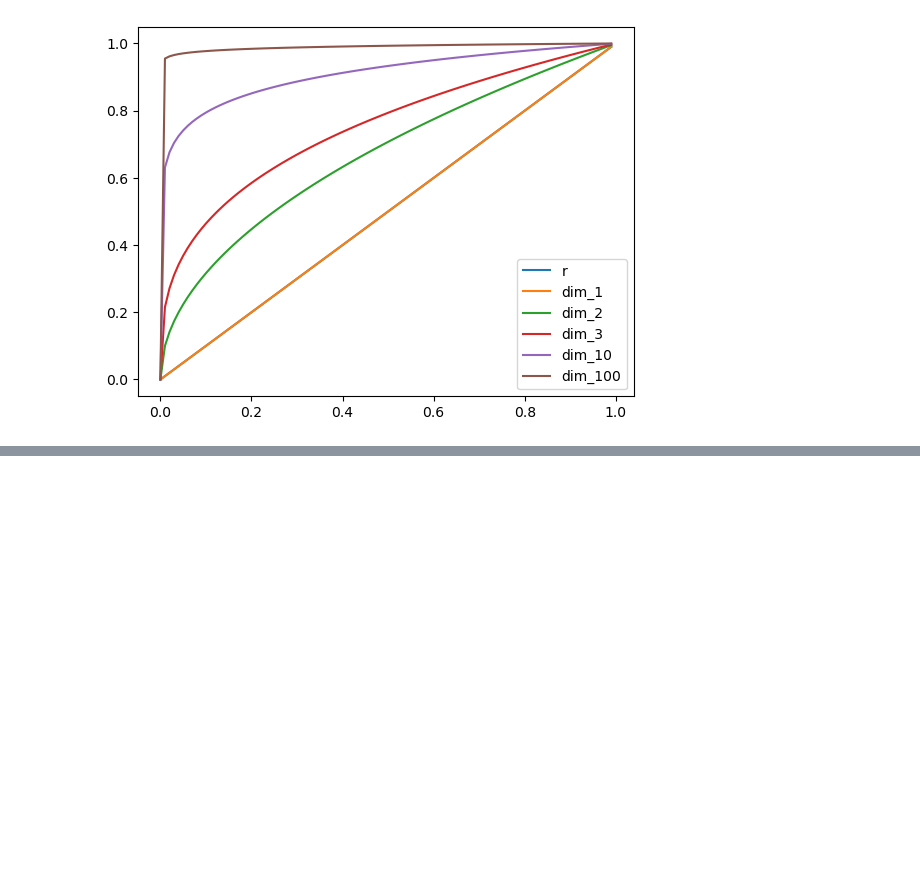
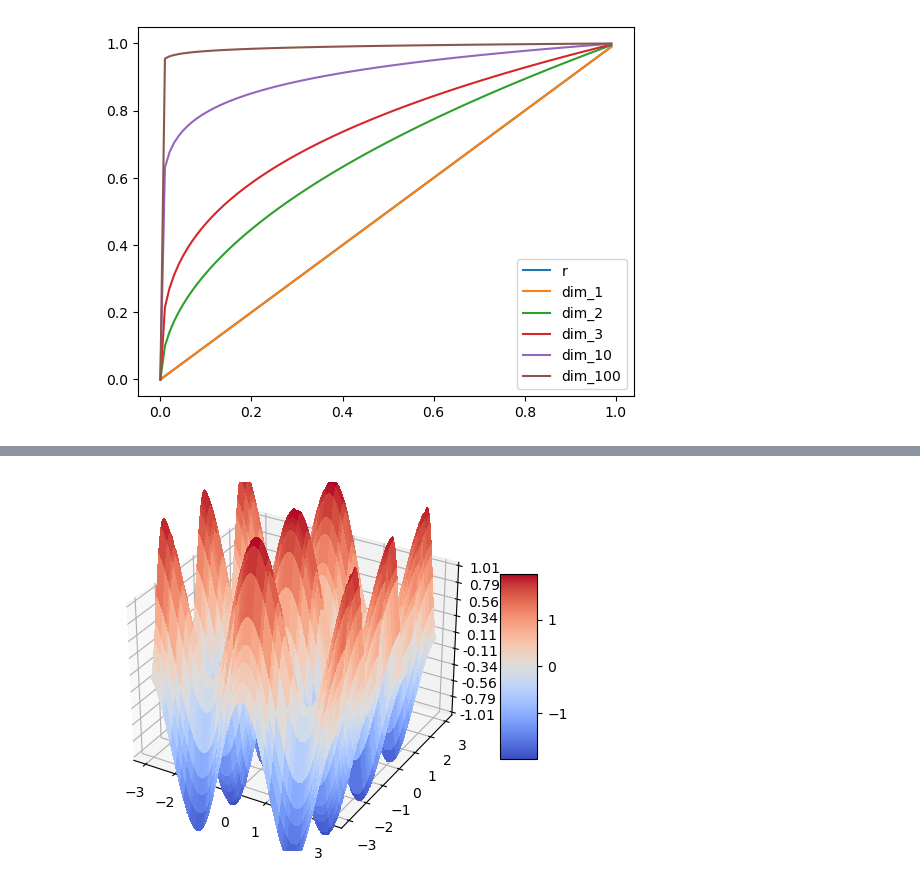
Before and after one commit to sduprey/timeseries_ressources, a Jupyter notebook: CurseOfDimensionality.ipynb, the cells around one changed output, grey strips where cells are left out. Saved outputs shown, nothing was run; the diff lists cells and outputs as text; code cells hidden in the pictures; blank space fills up the shorter version.

```diff
--- a/CurseOfDimensionality.ipynb
+++ b/CurseOfDimensionality.ipynb
@@ -20,0 +91,20 @@ data_df.plot()
+# %%
+fig, ax = plt.subplots(subplot_kw={"projection": "3d"})
+
+
+# Plot the surface.
+surf = ax.plot_surface(xx, yy, zz, cmap=cm.coolwarm,
+                       linewidth=0, antialiased=False)
+
+# Customize the z axis.
+ax.set_zlim(-1.01, 1.01)
+ax.zaxis.set_major_locator(LinearLocator(10))
+# A StrMethodFormatter is used automatically
+ax.zaxis.set_major_formatter('{x:.02f}')
+
+# Add a color bar which maps values to colors.
+fig.colorbar(surf, shrink=0.5, aspect=5)
+
+plt.show()
+# %% [output]
+[figure, added]
```
Also changed, not shown: parts of 4 cells of this notebook, 2 other files.
